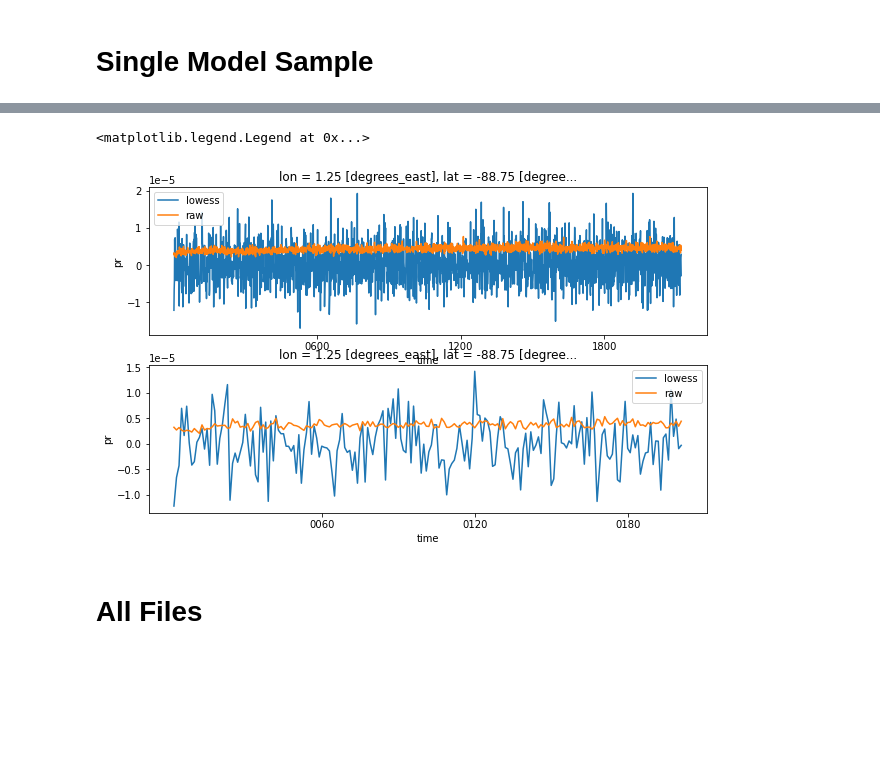
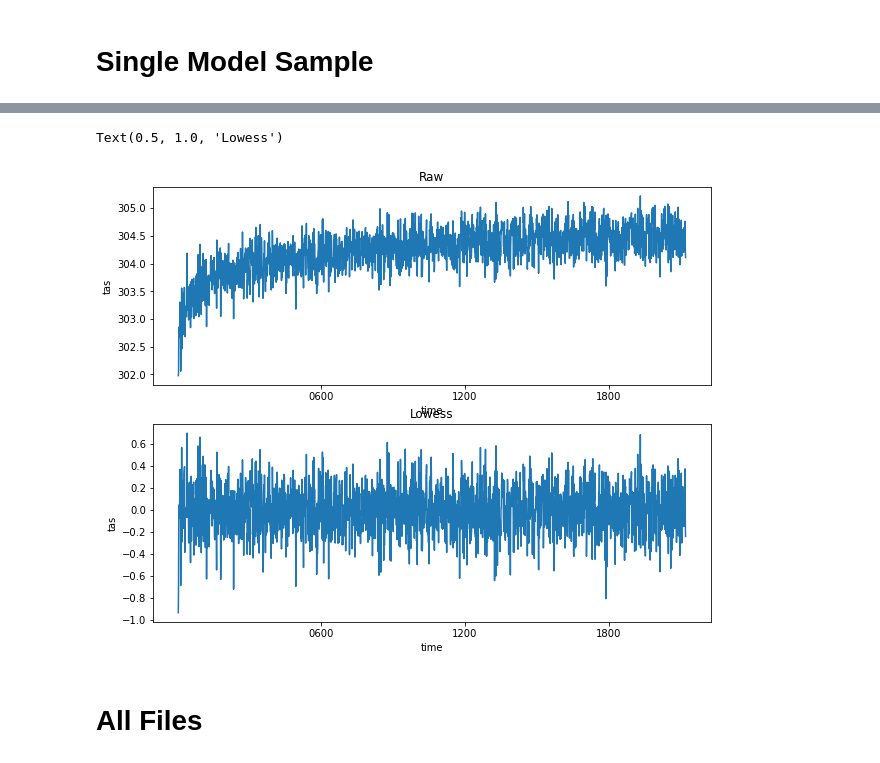
Before and after one commit to alexborowiak/PhD, a Jupyter notebook: longrunmip_00_5_saving_loess_detrend_with_dataarray_accessor_(nb23).ipynb, the cells around one changed output, grey strips where cells are left out. Drawn from its saved outputs; the diff is of its cells as text; code cells hidden in the pictures; blank space fills up the shorter version.

```diff
--- a/longrunmip_00_5_saving_loess_detrend_with_dataarray_accessor_(nb23).ipynb
+++ b/longrunmip_00_5_saving_loess_detrend_with_dataarray_accessor_(nb23).ipynb
@@ -128,6 +118,8 @@ array([-88.75, -86.25, -83.75, -81.25, -78.75, -76.25, -73.75, -71.25, -68.75, -
 Attributes: (0)
+# %%
+da = ds[variable]
 # %%
 %%time
 # Time taken for pr_mon_CCSM3_abrupt4x_2120_g025: 1h 9min 44s
-ds_loess = ds.sel(lat=slice(-20, -15), lon=slice(110, 115)).sn.loess_grid()
+da_loess = da.sel(lat=slice(-20, -15), lon=slice(110, 115)).sn.apply_loess_filter()
 # %% [output]
@@ -136,17 +128,17 @@ Wall time: 2.01 s
 # %%
-ds_loess.attrs = {**ds_loess.attrs, **get_lowess_metadata()}
+da_loess.attrs = {**da_loess.attrs, **get_lowess_metadata()}
+# %%
+sel_kwargs = dict(lat=-20, lon=115, method='nearest')
 # %%
-fig, (ax1, ax2) = plt.subplots(2,1, figsize=(10,6))
-ds_loess.isel(lat=0, lon=0).plot(ax=ax1, label='lowess')
-ds.isel(lat=0, lon=0).plot(ax=ax1, label='raw')
-ax1.legend()
+fig, (ax1, ax2) = plt.subplots(2,1, figsize=(10,8))
 
-ds_loess.isel(lat=0, lon=0, time=slice(0,200)).plot(ax=ax2,label='lowess')
-ds.isel(lat=0, lon=0, time=slice(0,200)).plot(ax=ax2, label='raw')
-ax2.legend()
+da.sel(**sel_kwargs).plot(ax=ax1, label='raw')
+da_loess.sel(**sel_kwargs).plot(ax=ax2, label='lowess')
+ax1.set_title('Raw')
+ax2.set_title('Lowess')
 # %% [output]
-<matplotlib.legend.Legend at 0x...>
+Text(0.5, 1.0, 'Lowess')
-[figure, old version]
+[figure, new version]
 # %% [markdown]
 # All Files
 # %%
```
Also changed, not shown: parts of 20 cells of this notebook, 34 other files.
